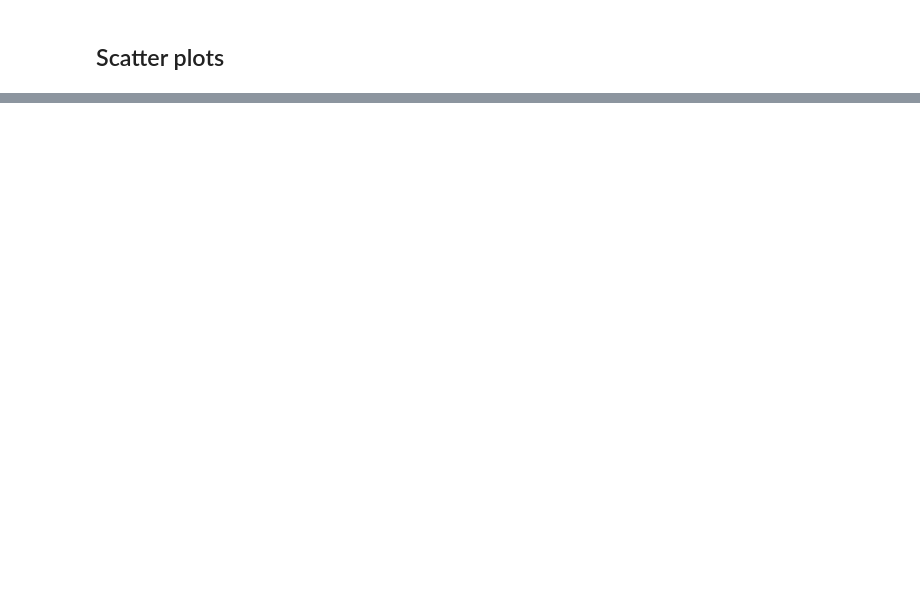
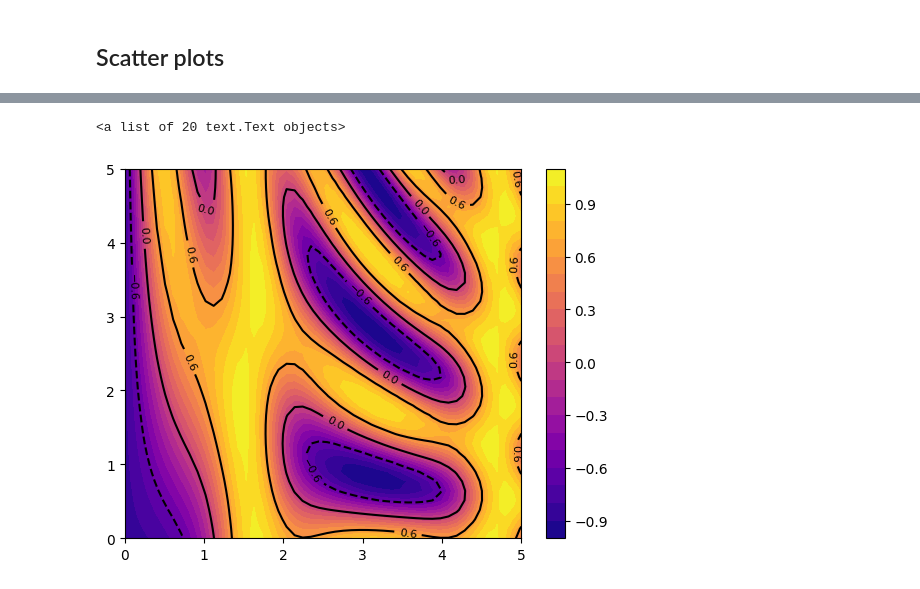
Before and after one commit to rcpsilva/Python_For_Data_Science, a Jupyter notebook: 2022-2/Python Notebooks/8_notebook_matplotlib.ipynb, the cells around one changed output, grey strips where cells are left out. Saved outputs shown, nothing was run; the diff lists cells and outputs as text; code cells hidden in the pictures; blank space fills up the shorter version.

```diff
--- a/2022-2/Python Notebooks/8_notebook_matplotlib.ipynb
+++ b/2022-2/Python Notebooks/8_notebook_matplotlib.ipynb
@@ -177,0 +208,8 @@ plt.ylabel(iris.feature_names[1]);
+# %%
+plt.contourf(X, Y, Z, 20, cmap='plasma')
+plt.colorbar()
+contours = plt.contour(X, Y, Z, 3, colors='black')
+plt.clabel(contours, inline=True, fontsize=8)
+# %% [output]
+<a list of 20 text.Text objects>
+[figure, added]
```
Also changed, not shown: parts of 26 cells of this notebook.
